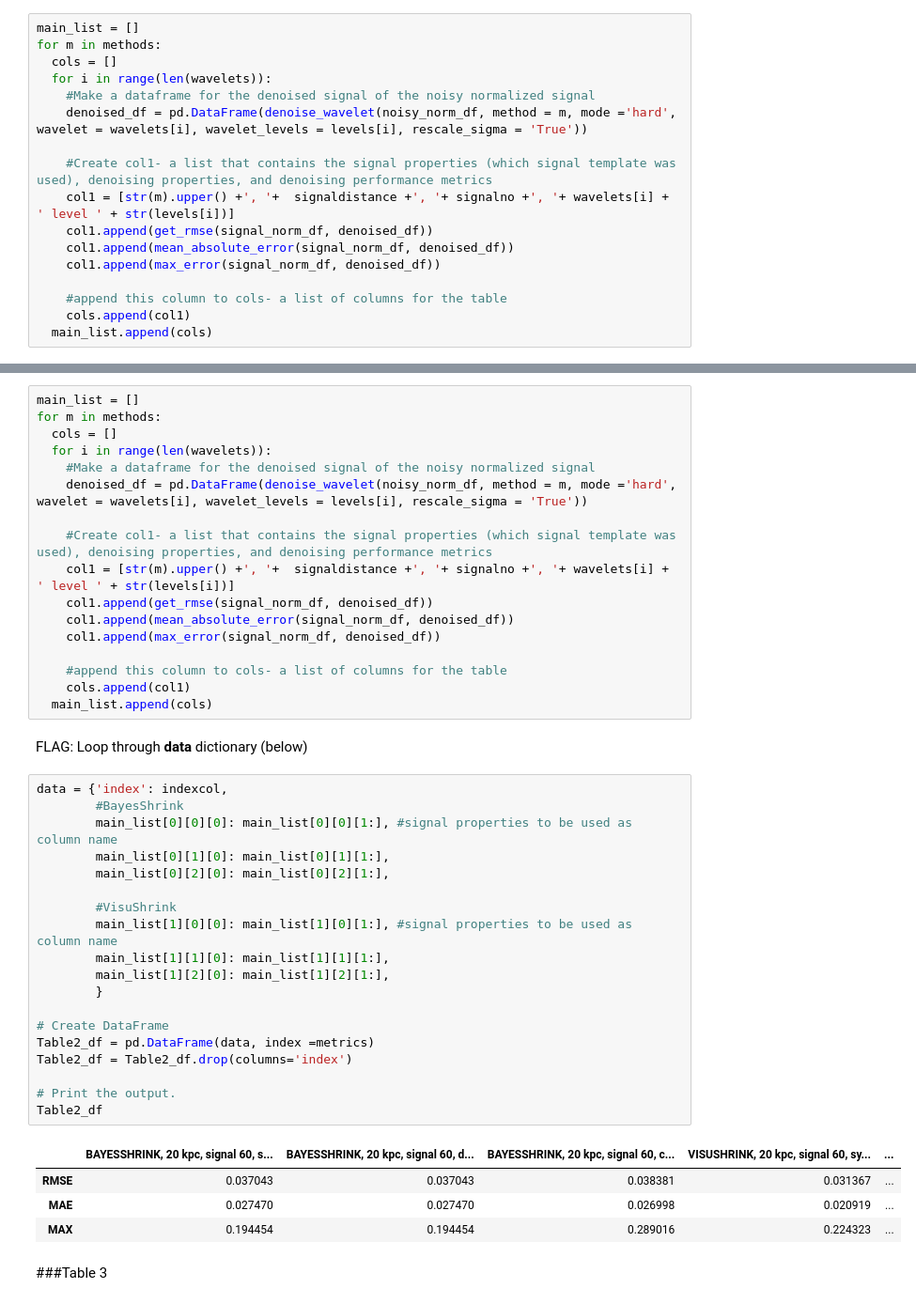
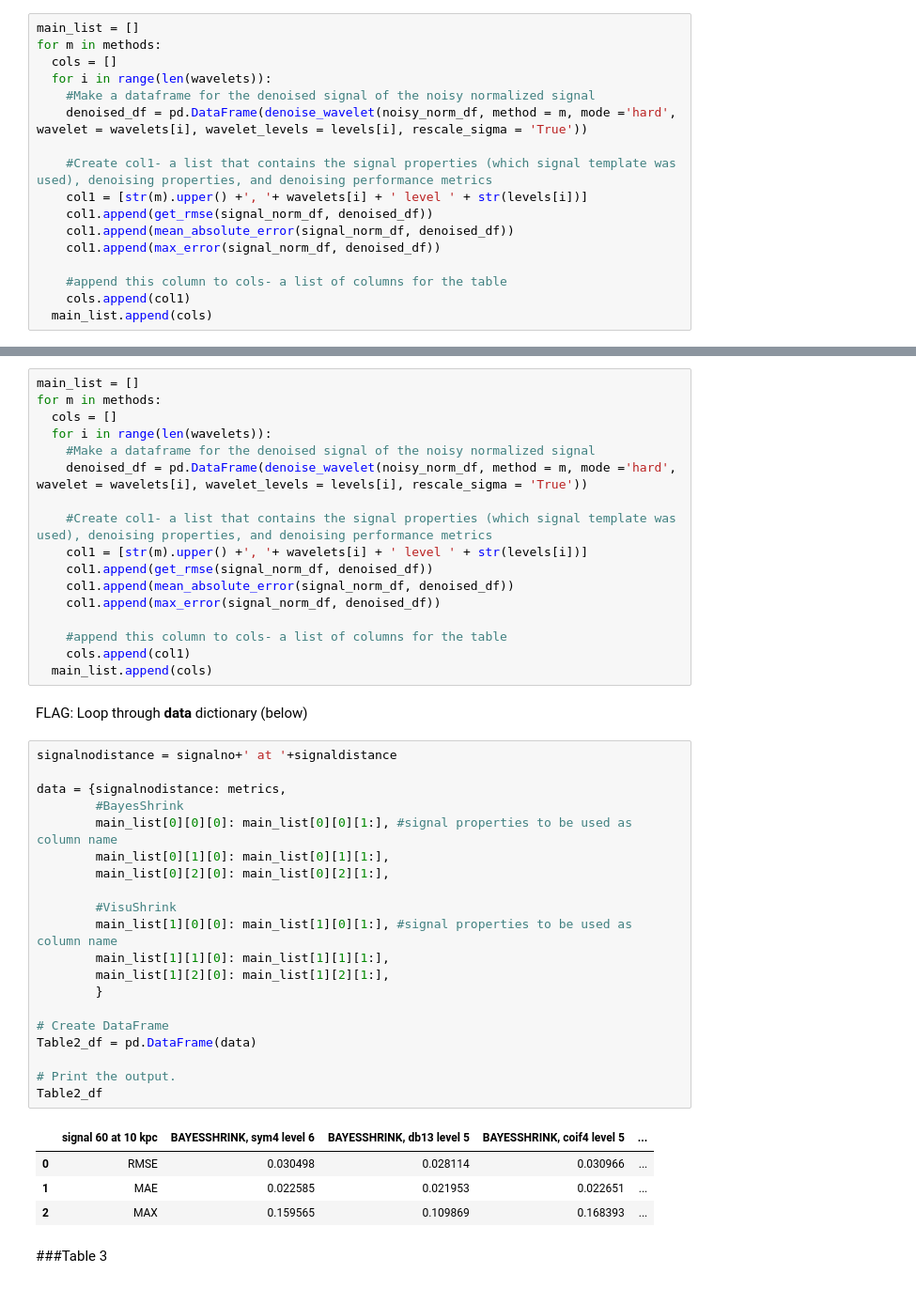
Before and after one commit to Calista-F/CCSN-gravitational-wave-denoising, a Jupyter notebook: 20220201_Lopac_(2020)_Table_1,2,3_recreations.ipynb, the cells around one changed output, grey strips where cells are left out. Shown at 94% size. Saved outputs shown, nothing was run; the diff lists cells and outputs as text.

```diff
--- a/20220201_Lopac_(2020)_Table_1,2,3_recreations.ipynb
+++ b/20220201_Lopac_(2020)_Table_1,2,3_recreations.ipynb
@@ -75,7 +75,7 @@ for m in methods:
     denoised_df = pd.DataFrame(denoise_wavelet(noisy_norm_df, method = m, mode ='hard', wavelet = wavelets[i], wavelet_levels = levels[i], rescale_sigma = 'True'))
 
     #Create col1- a list that contains the signal properties (which signal template was used), denoising properties, and denoising performance metrics
-    col1 = [str(m).upper() +', '+  signaldistance +', '+ signalno +', '+ wavelets[i] + ' level ' + str(levels[i])]
+    col1 = [str(m).upper() +', '+ wavelets[i] + ' level ' + str(levels[i])]
     col1.append(get_rmse(signal_norm_df, denoised_df))
     col1.append(mean_absolute_error(signal_norm_df, denoised_df))
     col1.append(max_error(signal_norm_df, denoised_df))
@@ -158,7 +159,7 @@ for m in methods:
     denoised_df = pd.DataFrame(denoise_wavelet(noisy_norm_df, method = m, mode ='hard', wavelet = wavelets[i], wavelet_levels = levels[i], rescale_sigma = 'True'))
 
     #Create col1- a list that contains the signal properties (which signal template was used), denoising properties, and denoising performance metrics
-    col1 = [str(m).upper() +', '+  signaldistance +', '+ signalno +', '+ wavelets[i] + ' level ' + str(levels[i])]
+    col1 = [str(m).upper() +', '+ wavelets[i] + ' level ' + str(levels[i])]
     col1.append(get_rmse(signal_norm_df, denoised_df))
     col1.append(mean_absolute_error(signal_norm_df, denoised_df))
     col1.append(max_error(signal_norm_df, denoised_df))
@@ -169,29 +170,30 @@ for m in methods:
 # %% [markdown]
 FLAG: Loop through **data** dictionary (below)
 # %%
-data = {'index': indexcol,
+signalnodistance = signalno+' at '+signaldistance
+
+data = {signalnodistance: metrics,
         #BayesShrink
         main_list[0][0][0]: main_list[0][0][1:], #signal properties to be used as column name
         main_list[0][1][0]: main_list[0][1][1:],
         main_list[0][2][0]: main_list[0][2][1:],
 
         #VisuShrink
         main_list[1][0][0]: main_list[1][0][1:], #signal properties to be used as column name
         main_list[1][1][0]: main_list[1][1][1:],
         main_list[1][2][0]: main_list[1][2][1:],
         }
 
 # Create DataFrame
-Table2_df = pd.DataFrame(data, index =metrics)
-Table2_df = Table2_df.drop(columns='index')
+Table2_df = pd.DataFrame(data)
 
 # Print the output.
 Table2_df
 # %% [output]
-|  | BAYESSHRINK, 20 kpc, signal 60, s... | BAYESSHRINK, 20 kpc, signal 60, d... | BAYESSHRINK, 20 kpc, signal 60, c... | VISUSHRINK, 20 kpc, signal 60, sy... | ... |
-| RMSE | 0.037043 | 0.037043 | 0.038381 | 0.031367 | ... |
-| MAE | 0.027470 | 0.027470 | 0.026998 | 0.020919 | ... |
-| MAX | 0.194454 | 0.194454 | 0.289016 | 0.224323 | ... |
+|  | signal 60 at 10 kpc | BAYESSHRINK, sym4 level 6 | BAYESSHRINK, db13 level 5 | BAYESSHRINK, coif4 level 5 | ... |
+| 0 | RMSE | 0.030498 | 0.028114 | 0.030966 | ... |
+| 1 | MAE | 0.022585 | 0.021953 | 0.022651 | ... |
+| 2 | MAX | 0.159565 | 0.109869 | 0.168393 | ... |
 # %% [markdown]
 ###Table 3
 # %%
```
Also changed, not shown: parts of 3 cells of this notebook.
